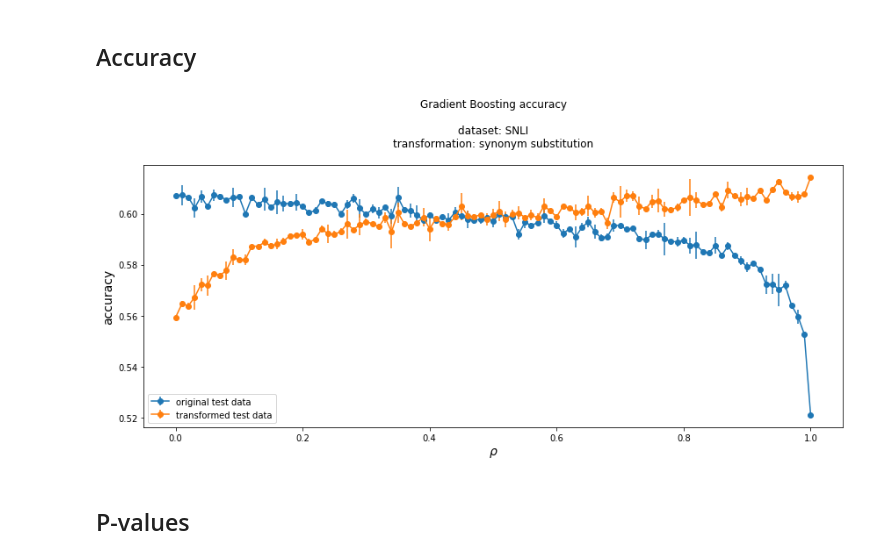
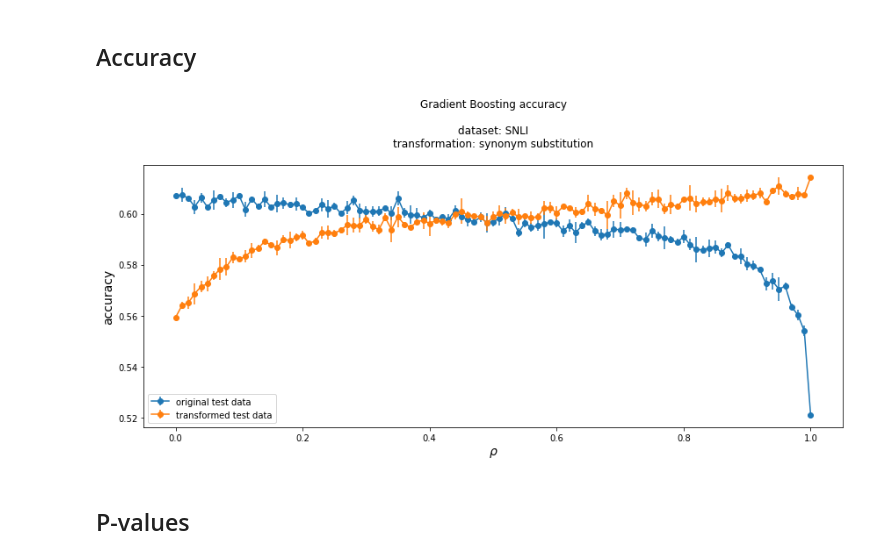
Before and after one commit to lukewanless/looking-for-equivalences, a Jupyter notebook: src/check_results_xgb_p_and_h.ipynb, the cells around one changed output. Cells and saved outputs as stored; diff of their text form; code cells hidden in the pictures.

```diff
--- a/src/check_results_xgb_p_and_h.ipynb
+++ b/src/check_results_xgb_p_and_h.ipynb
@@ -13,30 +13,38 @@ from lr.analysis.util import get_ts_from_results_folder, get_rho_stats_from_resu
 # %%
 test_accuracy1  = get_ts_from_results_folder(path="results/snli/xgb/syn_p_h/batch1/",
                                              stat="test_accuracy")
 test_accuracy2  = get_ts_from_results_folder(path="results/snli/xgb/syn_p_h/batch2/",
+                                             stat="test_accuracy")
+
+test_accuracy3  = get_ts_from_results_folder(path="results/snli/xgb/syn_p_h/batch3/",
                                              stat="test_accuracy")
 
 transformed_test_accuracy1 = get_ts_from_results_folder(path="results/snli/xgb/syn_p_h/batch1/",
                                              stat="transformed_test_accuracy")
 
 transformed_test_accuracy2 = get_ts_from_results_folder(path="results/snli/xgb/syn_p_h/batch2/",
                                              stat="transformed_test_accuracy")
 
+transformed_test_accuracy3 = get_ts_from_results_folder(path="results/snli/xgb/syn_p_h/batch3/",
+                                             stat="transformed_test_accuracy")
 
-x, y, error = get_rho_stats_from_result_list([test_accuracy1, test_accuracy2])
-x_t, y_t, error_t = get_rho_stats_from_result_list([transformed_test_accuracy1, transformed_test_accuracy2])
+
+x, y, error = get_rho_stats_from_result_list([test_accuracy1, test_accuracy2, test_accuracy3])
+x_t, y_t, error_t = get_rho_stats_from_result_list([transformed_test_accuracy1,
+                                                    transformed_test_accuracy2,
+                                                    transformed_test_accuracy3])
 
 fig, ax = plt.subplots(figsize=(12,6))
 ax.errorbar(x, y, yerr=error, fmt='-o', label="original test data");
 ax.errorbar(x_t, y_t, yerr=error_t, fmt='-o', label="transformed test data");
 ax.legend(loc="best");
 ax.set_xlabel(r"$\rho$", fontsize=14);
 ax.set_ylabel("accuracy", fontsize=14);
 ax.set_title("Gradient Boosting accuracy\n\ndataset: SNLI\ntransformation: synonym substitution\n");
 fig.tight_layout()
 fig.savefig('figs/gb_acc_snli_syn_p_h.png', bbox_inches=None, pad_inches=0.5)
 # %% [output]
-[figure, old version]
+[figure, new version]
 # %% [markdown]
 ## P-values
 # %%
```
Also changed, not shown: parts of 4 cells of this notebook, 7 other files.
